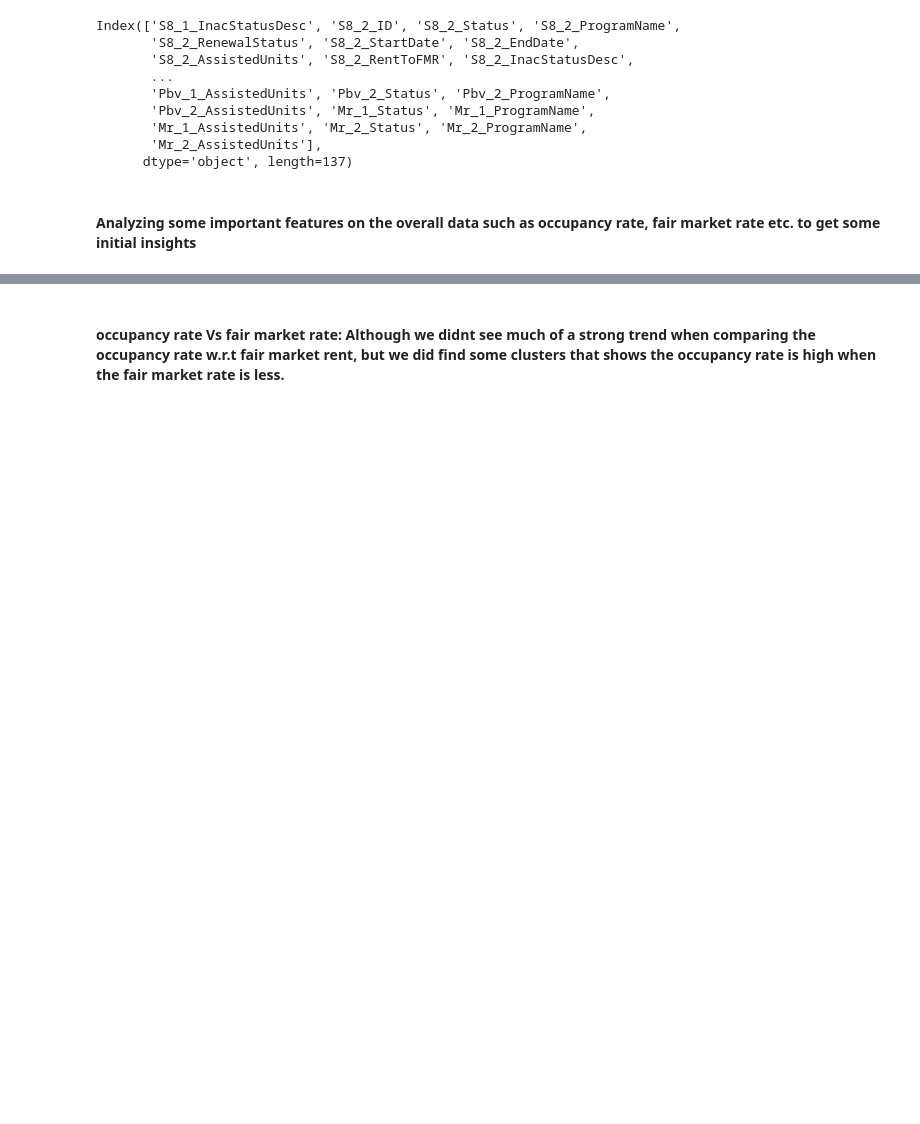
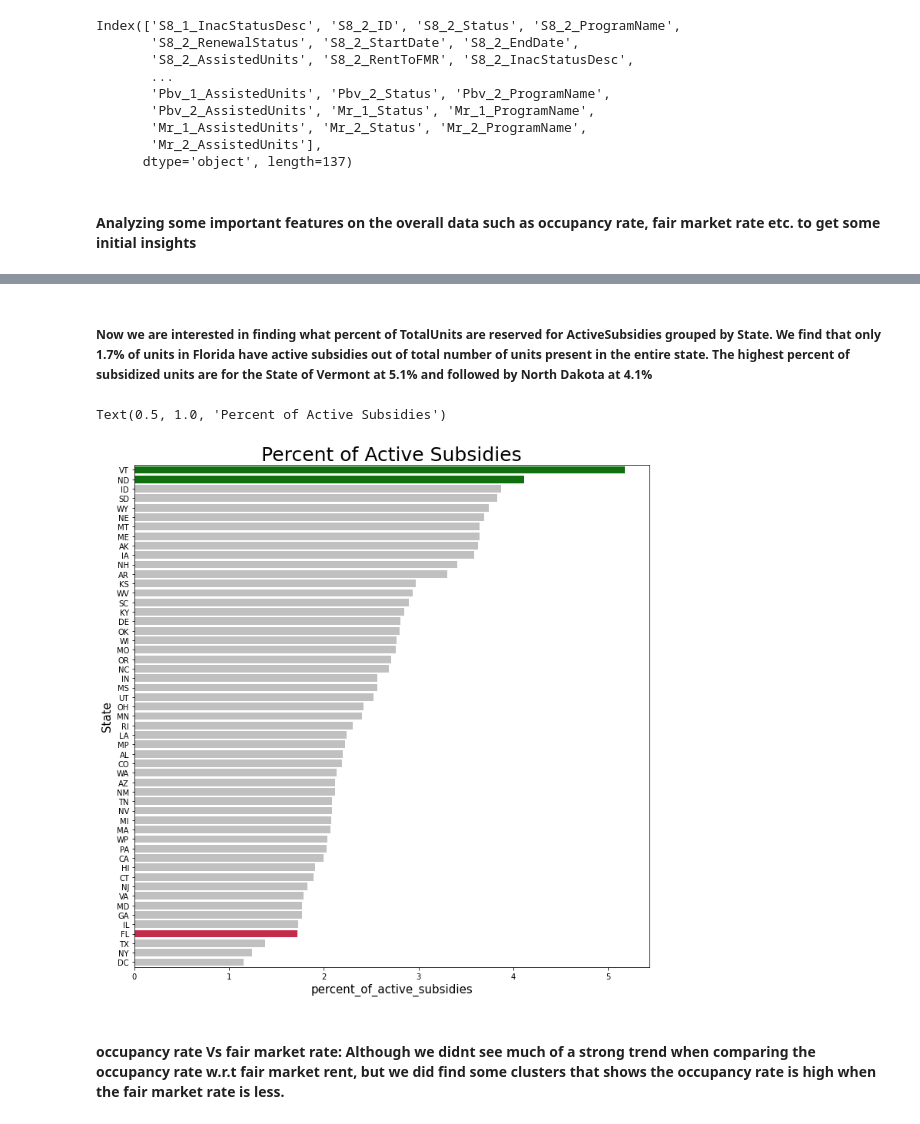
Before and after one commit to datakind/sep21-housing-insecurity, a Jupyter notebook: code/farazrahman/nhpd_initial_analysis.ipynb, the cells around one changed output, grey strips where cells are left out. Saved outputs shown, nothing was run; the diff lists cells and outputs as text; code cells hidden in the pictures; blank space fills up the shorter version.

Commit message:
added percent active subsidies for florida with comparison

```diff
--- a/code/farazrahman/nhpd_initial_analysis.ipynb
+++ b/code/farazrahman/nhpd_initial_analysis.ipynb
@@ -109,0 +112,6 @@ univariate_analysis(nhpd, ['State'])
+# %%
+nhpd_units_agg = pd.DataFrame()
+nhpd_units_agg = nhpd.groupby('State')['TotalUnits'].sum().reset_index()
+nhpd_actsub_agg = nhpd.groupby('State')['ActiveSubsidies'].sum().reset_index()
+nhpd_unit_sub_agg = pd.merge(nhpd_units_agg, nhpd_actsub_agg, on= 'State')
+nhpd_unit_sub_agg['percent_of_active_subsidies'] = nhpd_unit_sub_agg['ActiveSubsidies']*100/nhpd_unit_sub_agg['TotalUnits']
@@ -110,3 +138,21 @@ univariate_analysis(nhpd, ['State'])
+# %% [markdown]
+##### Now we are interested in finding what percent of TotalUnits are reserved for ActiveSubsidies grouped by State. We find that only 1.7% of units in Florida have active subsidies out of total number of units present in the entire state. The highest percent of subsidized units are for the State of Vermont at 5.1% and followed by North Dakota at 4.1%
+# %%
+nhpd_unit_sub_agg = nhpd_unit_sub_agg[['State', 'percent_of_active_subsidies']].sort_values(by = 'percent_of_active_subsidies', ascending = False)
+
+colors = ['silver',] * 53
+colors[0] = 'green'
+colors[1] = 'green'
+colors[49] = 'crimson'
+
+fig, ax = plt.subplots(figsize=(12,12))
+ax = sns.barplot(y="State", x="percent_of_active_subsidies", data=nhpd_unit_sub_agg, palette = colors)
+plt.xlabel("percent_of_active_subsidies", size=15)
+plt.ylabel("State", size=15)
+plt.title("Percent of Active Subsidies", size=25)
+# %% [output]
+Text(0.5, 1.0, 'Percent of Active Subsidies')
+[figure, added]
 # %% [markdown]
 #### occupancy rate Vs fair market rate: Although we didnt see much of a strong trend when comparing the occupancy rate w.r.t fair market rent, but we did find some clusters that shows the occupancy rate is high when the fair market rate is less.
 # %%
```
Also changed, not shown: parts of 10 cells of this notebook.
